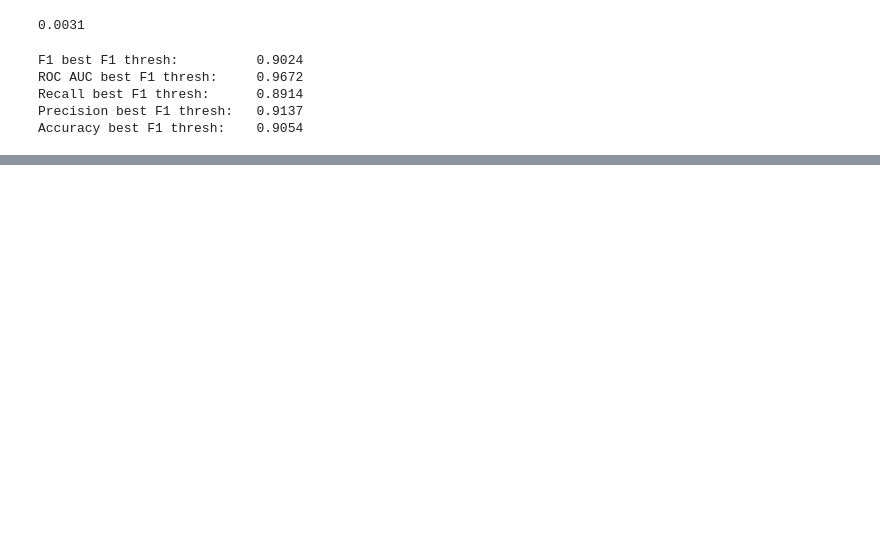
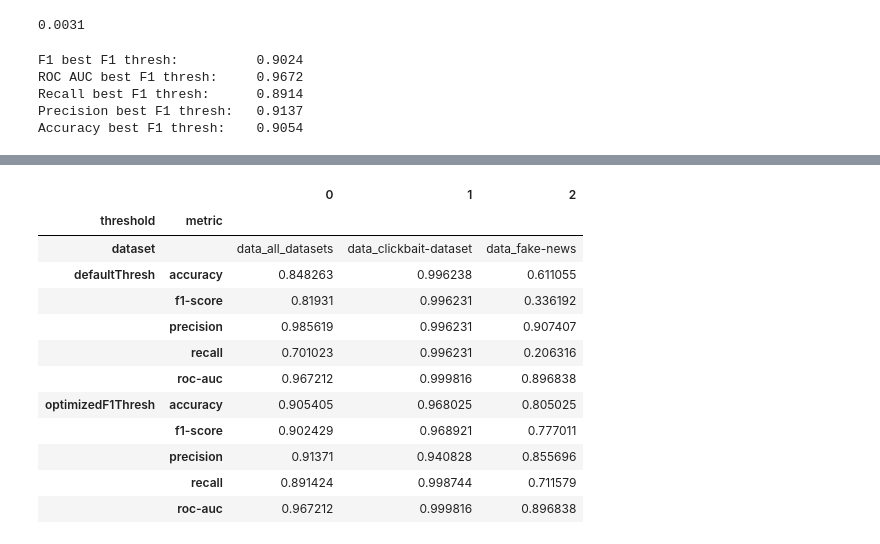
Before and after one commit to amajczyk/ClickbaitDetector, a Jupyter notebook: modelling/model_testing/local_llm_tests.ipynb, the cells around one changed output, grey strips where cells are left out. Saved outputs shown, nothing was run; the diff lists cells and outputs as text; code cells hidden in the pictures; blank space fills up the shorter version.

```diff
--- a/modelling/model_testing/local_llm_tests.ipynb
+++ b/modelling/model_testing/local_llm_tests.ipynb
@@ -203,0 +188,10 @@ plt.show()
+# %%
+results = dict()
+
+
+for dataset in dataset_combinations:
+    results[dataset] = dict()
+    for threshold in tresholds:
+        results[dataset][threshold] = dict()
+        for metric in metrics:
+            results[dataset][threshold][metric] = None
@@ -203,0 +233,12 @@ plt.show()
+# %%
+# unpack the results to a dataframe
+results_list = []
+results_df = pd.DataFrame()
+
+for dataset in dataset_combinations:
+    for threshold in tresholds:
+        for metric in metrics:
+            results_list.append([ dataset, threshold, metric, results[dataset][threshold][metric]])
+
+results_df = pd.DataFrame(results_list, columns=[ 'dataset', 'threshold', 'metric', 'value'])
+results_df.head()
@@ -203,0 +252,21 @@ plt.show()
+# %%
+res = results_df
+# %%
+res_pivot = res.pivot_table(index=['dataset'], columns=['threshold', 'metric'], values='value', aggfunc='mean').reset_index()
+res_pivot = res_pivot.transpose()
+
+res_pivot
+# %% [output]
+|  |  | 0 | 1 | 2 |
+| threshold | metric |  |  |  |
+| dataset |  | data_all_datasets | data_clickbait-dataset | data_fake-news |
+| defaultThresh | accuracy | 0.848263 | 0.996238 | 0.611055 |
+|  | f1-score | 0.81931 | 0.996231 | 0.336192 |
+|  | precision | 0.985619 | 0.996231 | 0.907407 |
+|  | recall | 0.701023 | 0.996231 | 0.206316 |
+|  | roc-auc | 0.967212 | 0.999816 | 0.896838 |
+| optimizedF1Thresh | accuracy | 0.905405 | 0.968025 | 0.805025 |
+|  | f1-score | 0.902429 | 0.968921 | 0.777011 |
+|  | precision | 0.91371 | 0.940828 | 0.855696 |
+|  | recall | 0.891424 | 0.998744 | 0.711579 |
+|  | roc-auc | 0.967212 | 0.999816 | 0.896838 |
```
Also changed, not shown: parts of 19 cells of this notebook, 4 other files.
